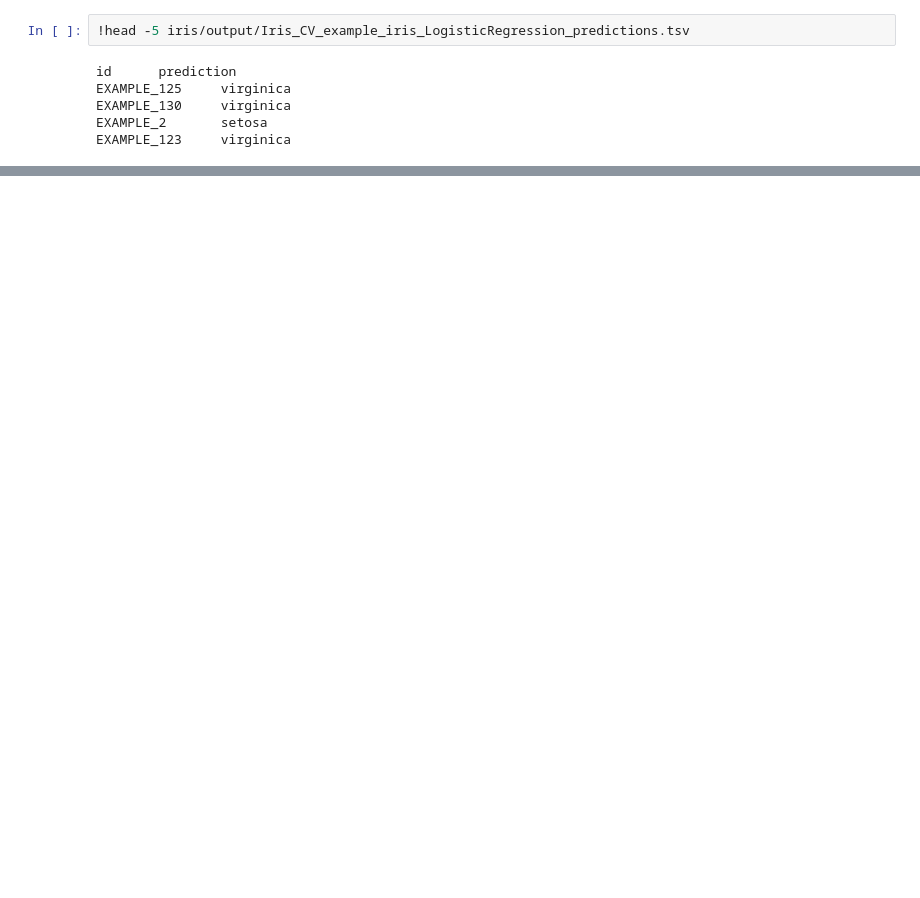
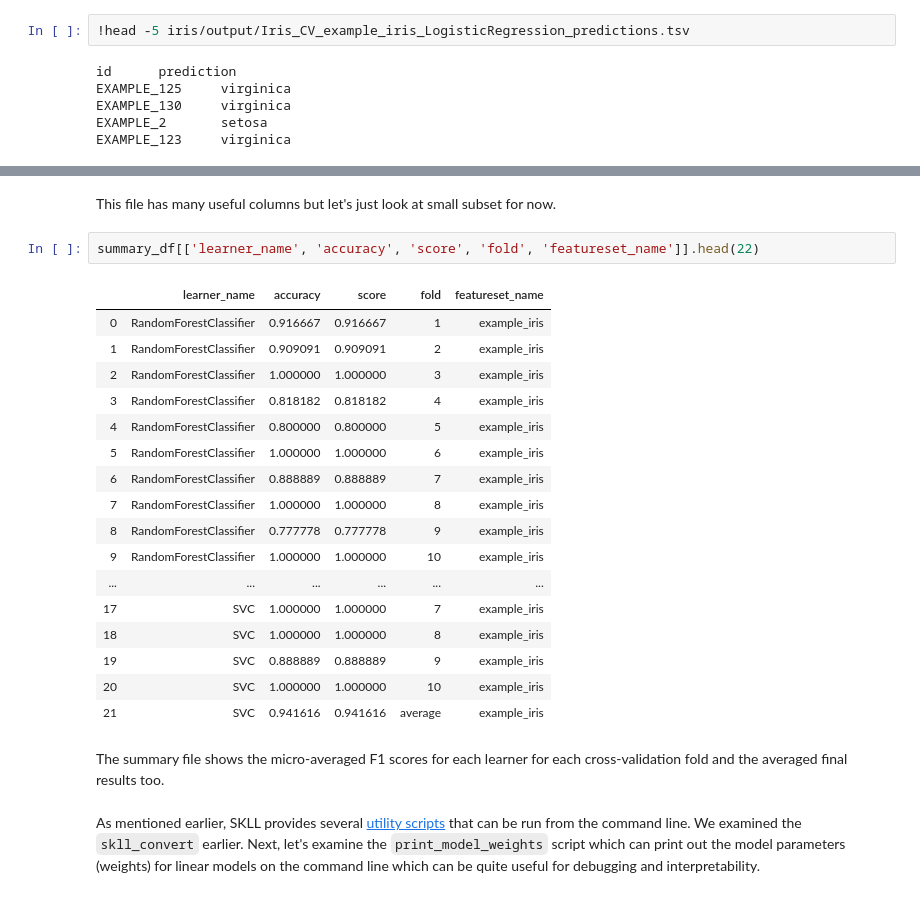
Before and after one commit to EducationalTestingService/skll, a Jupyter notebook: examples/Tutorial.ipynb, the cells around one changed output, grey strips where cells are left out. Saved outputs shown, nothing was run; the diff lists cells and outputs as text; blank space fills up the shorter version.

```diff
--- a/examples/Tutorial.ipynb
+++ b/examples/Tutorial.ipynb
@@ -462,0 +253,26 @@ print(conf_matrix)
+# %% [markdown]
+This file has many useful columns but let's just look at small subset for now.
+# %%
+summary_df[['learner_name', 'accuracy', 'score', 'fold', 'featureset_name']].head(22)
+# %% [output]
+|  | learner_name | accuracy | score | fold | featureset_name |
+| 0 | RandomForestClassifier | 0.916667 | 0.916667 | 1 | example_iris |
+| 1 | RandomForestClassifier | 0.909091 | 0.909091 | 2 | example_iris |
+| 2 | RandomForestClassifier | 1.000000 | 1.000000 | 3 | example_iris |
+| 3 | RandomForestClassifier | 0.818182 | 0.818182 | 4 | example_iris |
+| 4 | RandomForestClassifier | 0.800000 | 0.800000 | 5 | example_iris |
+| 5 | RandomForestClassifier | 1.000000 | 1.000000 | 6 | example_iris |
+| 6 | RandomForestClassifier | 0.888889 | 0.888889 | 7 | example_iris |
+| 7 | RandomForestClassifier | 1.000000 | 1.000000 | 8 | example_iris |
+| 8 | RandomForestClassifier | 0.777778 | 0.777778 | 9 | example_iris |
+| 9 | RandomForestClassifier | 1.000000 | 1.000000 | 10 | example_iris |
+| ... | ... | ... | ... | ... | ... |
+| 17 | SVC | 1.000000 | 1.000000 | 7 | example_iris |
+| 18 | SVC | 1.000000 | 1.000000 | 8 | example_iris |
+| 19 | SVC | 0.888889 | 0.888889 | 9 | example_iris |
+| 20 | SVC | 1.000000 | 1.000000 | 10 | example_iris |
+| 21 | SVC | 0.941616 | 0.941616 | average | example_iris |
+# %% [markdown]
+The summary file shows the micro-averaged F1 scores for each learner for each cross-validation fold and the averaged final results too.
+# %% [markdown]
+As mentioned earlier, SKLL provides several [utility scripts](https://skll.readthedocs.io/en/latest/utilities.html) that can be run from the command line. We examined the `skll_convert` earlier. Next, let's examine the `print_model_weights` script which can print out the model parameters (weights) for linear models on the command line which can be quite useful for debugging and interpretability.
```
Also changed, not shown: parts of 73 cells of this notebook.
